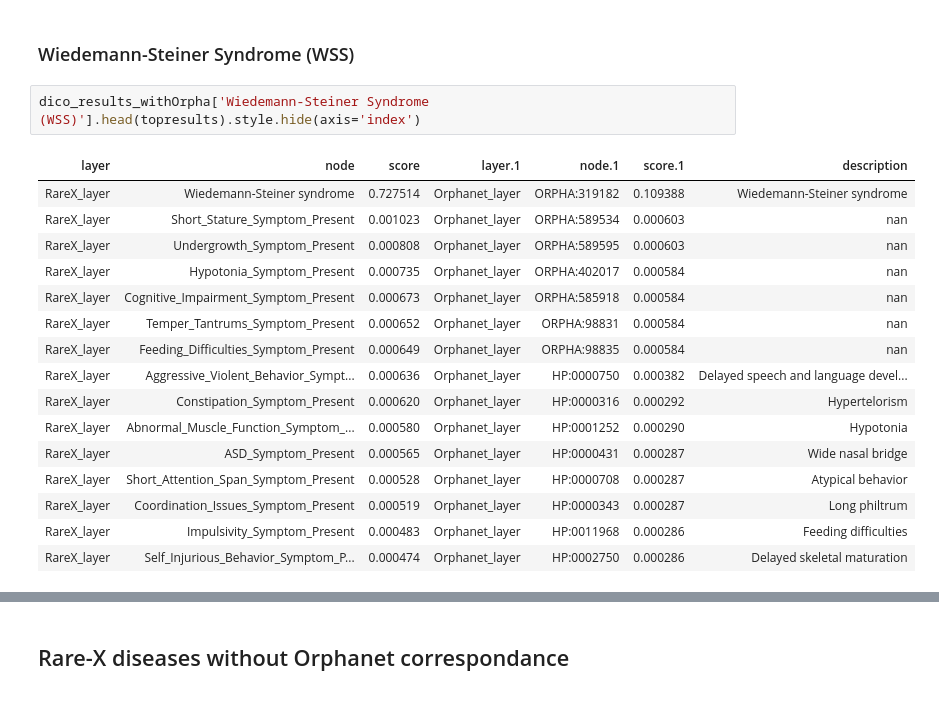
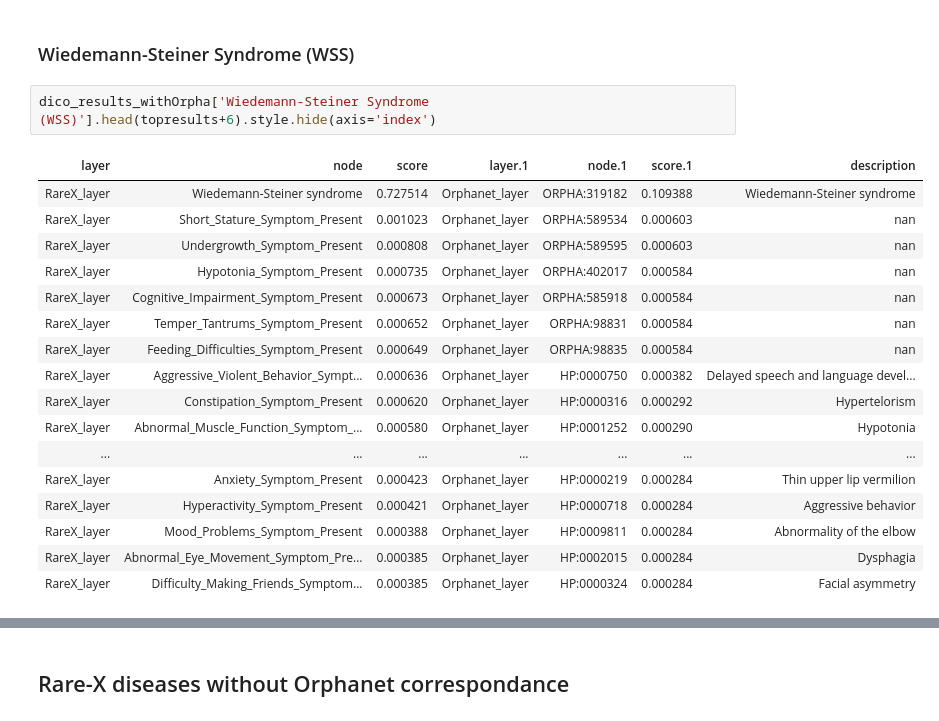
Before and after one commit to BAUDOTlab/Dream_Rare-X, a Jupyter notebook: jupyter-notebooks/step6_Analyze_MultiXrank_Results.ipynb, the cells around one changed output, grey strips where cells are left out. Cells and saved outputs as stored; diff of their text form.

```diff
--- a/jupyter-notebooks/step6_Analyze_MultiXrank_Results.ipynb
+++ b/jupyter-notebooks/step6_Analyze_MultiXrank_Results.ipynb
@@ -555,22 +585,23 @@ In Orphanet, symptoms are associated more with development whereas in the Rare-X
 # %% [markdown]
 ### Wiedemann-Steiner Syndrome (WSS)
 # %%
-dico_results_withOrpha['Wiedemann-Steiner Syndrome (WSS)'].head(topresults).style.hide(axis='index')
+dico_results_withOrpha['Wiedemann-Steiner Syndrome (WSS)'].head(topresults+6).style.hide(axis='index')
 # %% [output]
 | layer | node | score | layer.1 | node.1 | score.1 | description |
 | RareX_layer | Wiedemann-Steiner syndrome | 0.727514 | Orphanet_layer | ORPHA:319182 | 0.109388 | Wiedemann-Steiner syndrome |
 | RareX_layer | Short_Stature_Symptom_Present | 0.001023 | Orphanet_layer | ORPHA:589534 | 0.000603 | nan |
 | RareX_layer | Undergrowth_Symptom_Present | 0.000808 | Orphanet_layer | ORPHA:589595 | 0.000603 | nan |
 | RareX_layer | Hypotonia_Symptom_Present | 0.000735 | Orphanet_layer | ORPHA:402017 | 0.000584 | nan |
 | RareX_layer | Cognitive_Impairment_Symptom_Present | 0.000673 | Orphanet_layer | ORPHA:585918 | 0.000584 | nan |
 | RareX_layer | Temper_Tantrums_Symptom_Present | 0.000652 | Orphanet_layer | ORPHA:98831 | 0.000584 | nan |
 | RareX_layer | Feeding_Difficulties_Symptom_Present | 0.000649 | Orphanet_layer | ORPHA:98835 | 0.000584 | nan |
 | RareX_layer | Aggressive_Violent_Behavior_Sympt... | 0.000636 | Orphanet_layer | HP:0000750 | 0.000382 | Delayed speech and language devel... |
 | RareX_layer | Constipation_Symptom_Present | 0.000620 | Orphanet_layer | HP:0000316 | 0.000292 | Hypertelorism |
 | RareX_layer | Abnormal_Muscle_Function_Symptom_... | 0.000580 | Orphanet_layer | HP:0001252 | 0.000290 | Hypotonia |
-| RareX_layer | ASD_Symptom_Present | 0.000565 | Orphanet_layer | HP:0000431 | 0.000287 | Wide nasal bridge |
-| RareX_layer | Short_Attention_Span_Symptom_Present | 0.000528 | Orphanet_layer | HP:0000708 | 0.000287 | Atypical behavior |
-| RareX_layer | Coordination_Issues_Symptom_Present | 0.000519 | Orphanet_layer | HP:0000343 | 0.000287 | Long philtrum |
-| RareX_layer | Impulsivity_Symptom_Present | 0.000483 | Orphanet_layer | HP:0011968 | 0.000286 | Feeding difficulties |
-| RareX_layer | Self_Injurious_Behavior_Symptom_P... | 0.000474 | Orphanet_layer | HP:0002750 | 0.000286 | Delayed skeletal maturation |
+| ... | ... | ... | ... | ... | ... | ... |
+| RareX_layer | Anxiety_Symptom_Present | 0.000423 | Orphanet_layer | HP:0000219 | 0.000284 | Thin upper lip vermilion |
+| RareX_layer | Hyperactivity_Symptom_Present | 0.000421 | Orphanet_layer | HP:0000718 | 0.000284 | Aggressive behavior |
+| RareX_layer | Mood_Problems_Symptom_Present | 0.000388 | Orphanet_layer | HP:0009811 | 0.000284 | Abnormality of the elbow |
+| RareX_layer | Abnormal_Eye_Movement_Symptom_Pre... | 0.000385 | Orphanet_layer | HP:0002015 | 0.000284 | Dysphagia |
+| RareX_layer | Difficulty_Making_Friends_Symptom... | 0.000385 | Orphanet_layer | HP:0000324 | 0.000284 | Facial asymmetry |
 # %% [markdown]
```
Also changed, not shown: parts of 10 cells of this notebook.
